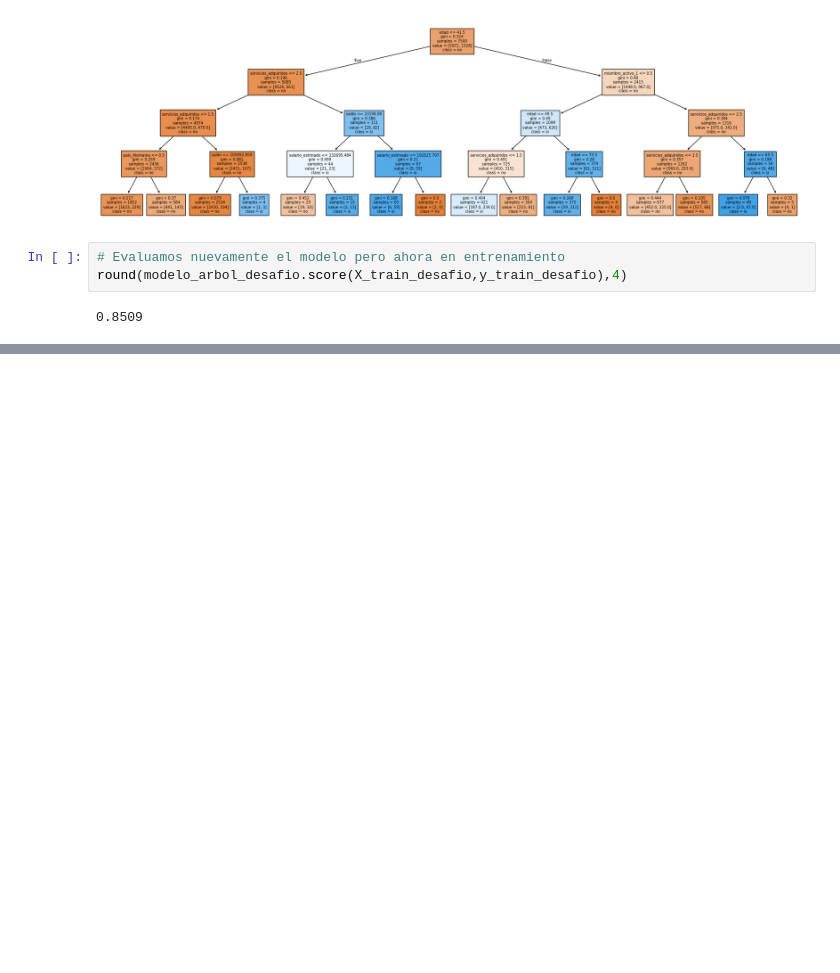
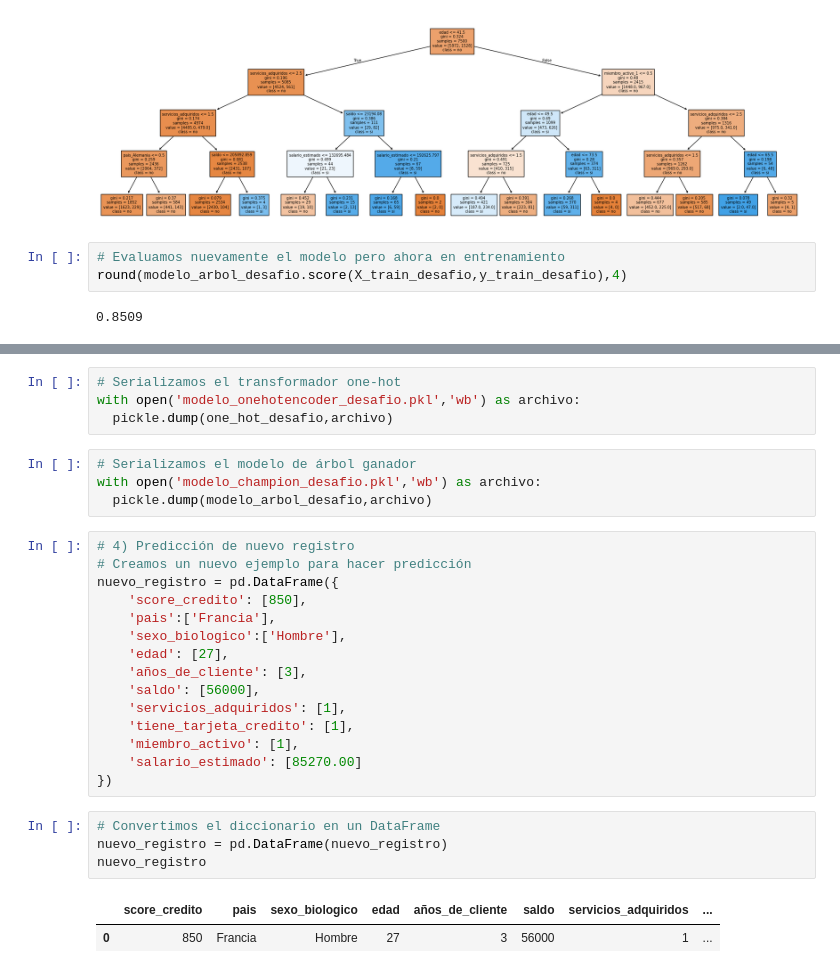
Before and after one commit to DanielRaiicHu/aprendiendo_a_clasificar_datos_con_ml, a Jupyter notebook: Clasificacion_primeros_pasos.ipynb, the cells around one changed output, grey strips where cells are left out. Cells and saved outputs as stored; diff of their text form; blank space fills up the shorter version.

```diff
--- a/Clasificacion_primeros_pasos.ipynb
+++ b/Clasificacion_primeros_pasos.ipynb
@@ -1367,0 +1555,30 @@ round(modelo_arbol_desafio.score(X_train_desafio,y_train_desafio),4)
+# %%
+# Serializamos el transformador one-hot
+with open('modelo_onehotencoder_desafio.pkl','wb') as archivo:
+  pickle.dump(one_hot_desafio,archivo)
+# %%
+# Serializamos el modelo de árbol ganador
+with open('modelo_champion_desafio.pkl','wb') as archivo:
+  pickle.dump(modelo_arbol_desafio,archivo)
+# %%
+# 4) Predicción de nuevo registro
+# Creamos un nuevo ejemplo para hacer predicción
+nuevo_registro = pd.DataFrame({
+    'score_credito': [850],
+    'pais':['Francia'],
+    'sexo_biologico':['Hombre'],
+    'edad': [27],
+    'años_de_cliente': [3],
+    'saldo': [56000],
+    'servicios_adquiridos': [1],
+    'tiene_tarjeta_credito': [1],
+    'miembro_activo': [1],
+    'salario_estimado': [85270.00]
+})
+# %%
+# Convertimos el diccionario en un DataFrame
+nuevo_registro = pd.DataFrame(nuevo_registro)
+nuevo_registro
+# %% [output]
+|  | score_credito | pais | sexo_biologico | edad | años_de_cliente | saldo | servicios_adquiridos | ... |
+| 0 | 850 | Francia | Hombre | 27 | 3 | 56000 | 1 | ... |
```
Also changed, not shown: parts of 26 cells of this notebook.
